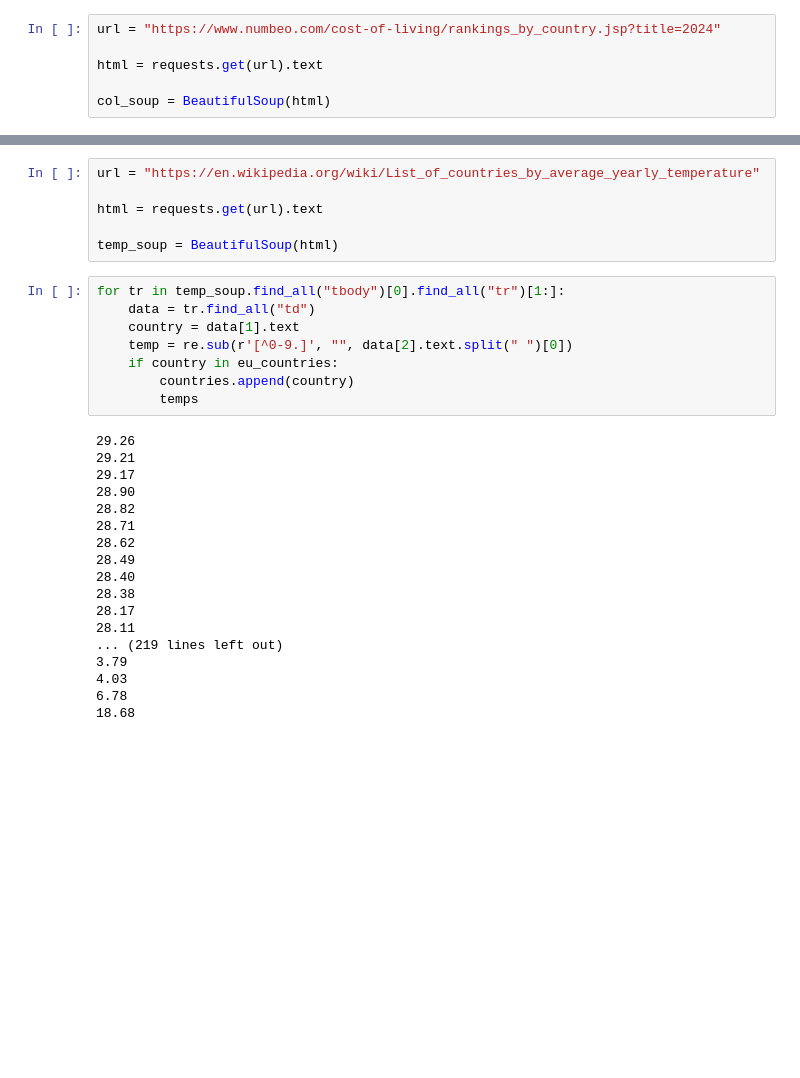
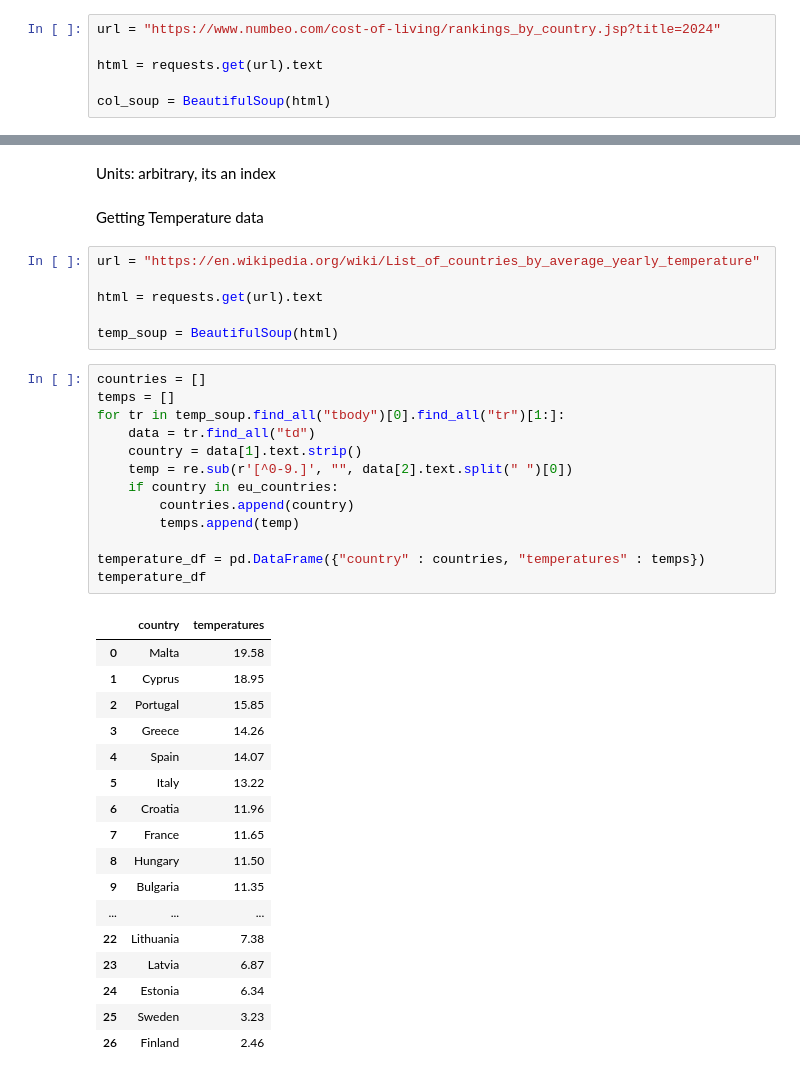
Before and after one commit to coyne1313/cs4973_project, a Jupyter notebook: Data Exploration/wikipedia_data.ipynb, the cells around one changed output, grey strips where cells are left out. Drawn from its saved outputs; the diff is of its cells as text; blank space fills up the shorter version.

```diff
--- a/Data Exploration/wikipedia_data.ipynb
+++ b/Data Exploration/wikipedia_data.ipynb
@@ -204,6 +186,10 @@ pd.DataFrame({"country" : countries, "COL_index" : scores})
 | 24 | Poland | 41.9 |
 | 25 | Romania | 38.8 |
 | 26 | Bulgaria | 38.7 |
+# %% [markdown]
+Units: arbitrary, its an index
+# %% [markdown]
+Getting Temperature data
 # %%
 url = "https://en.wikipedia.org/wiki/List_of_countries_by_average_yearly_temperature"
 
@@ -211,28 +197,33 @@ html = requests.get(url).text
 
 temp_soup = BeautifulSoup(html)
 # %%
+countries = []
+temps = []
 for tr in temp_soup.find_all("tbody")[0].find_all("tr")[1:]:
     data = tr.find_all("td")
-    country = data[1].text
+    country = data[1].text.strip()
     temp = re.sub(r'[^0-9.]', "", data[2].text.split(" ")[0])
     if country in eu_countries:
         countries.append(country)
-        temps
+        temps.append(temp)
+
+temperature_df = pd.DataFrame({"country" : countries, "temperatures" : temps})
+temperature_df
 # %% [output]
-29.26
-29.21
-29.17
-28.90
-28.82
-28.71
-28.62
-28.49
-28.40
-28.38
-28.17
-28.11
-... (219 lines left out)
-3.79
-4.03
-6.78
-18.68
+|  | country | temperatures |
+| 0 | Malta | 19.58 |
+| 1 | Cyprus | 18.95 |
+| 2 | Portugal | 15.85 |
+| 3 | Greece | 14.26 |
+| 4 | Spain | 14.07 |
+| 5 | Italy | 13.22 |
+| 6 | Croatia | 11.96 |
+| 7 | France | 11.65 |
+| 8 | Hungary | 11.50 |
+| 9 | Bulgaria | 11.35 |
+| ... | ... | ... |
+| 22 | Lithuania | 7.38 |
+| 23 | Latvia | 6.87 |
+| 24 | Estonia | 6.34 |
+| 25 | Sweden | 3.23 |
+| 26 | Finland | 2.46 |
```
Also changed, not shown: parts of 7 cells of this notebook, 1 other file.
